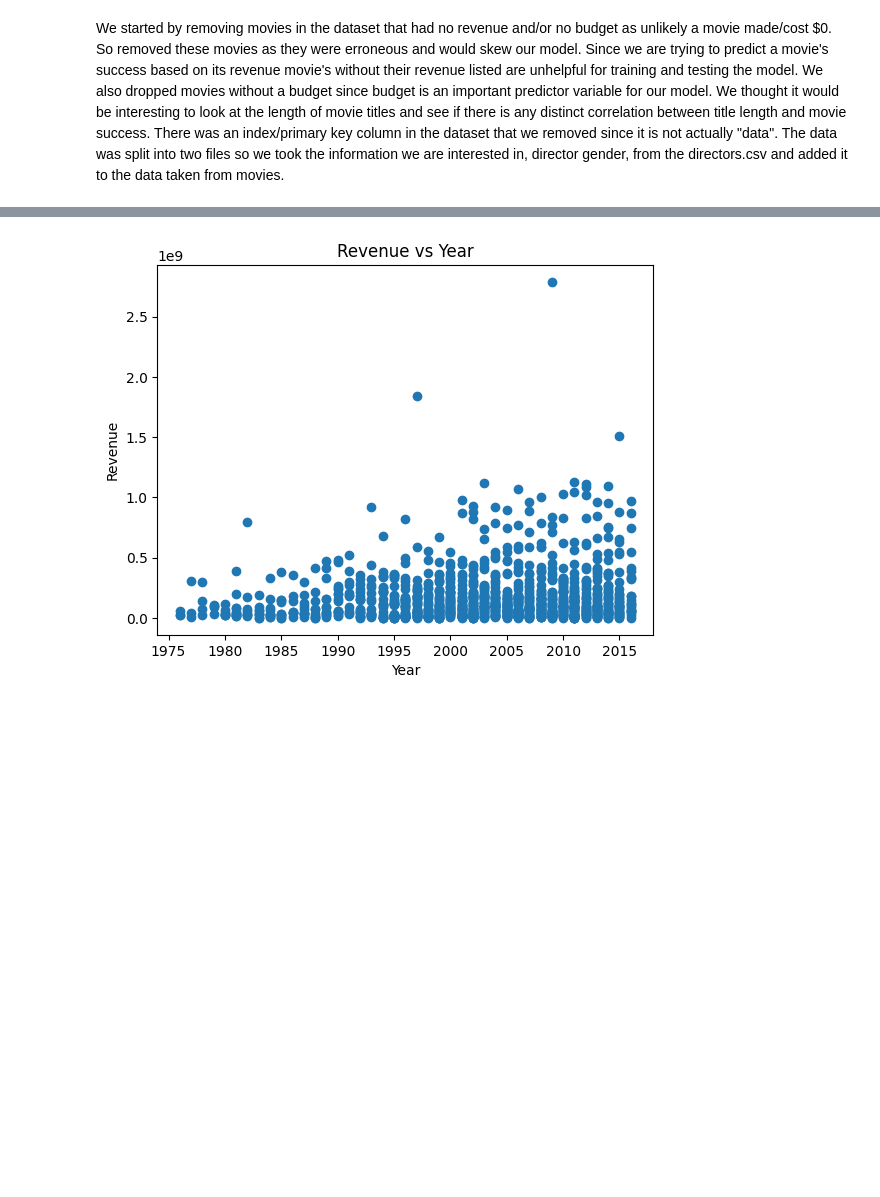
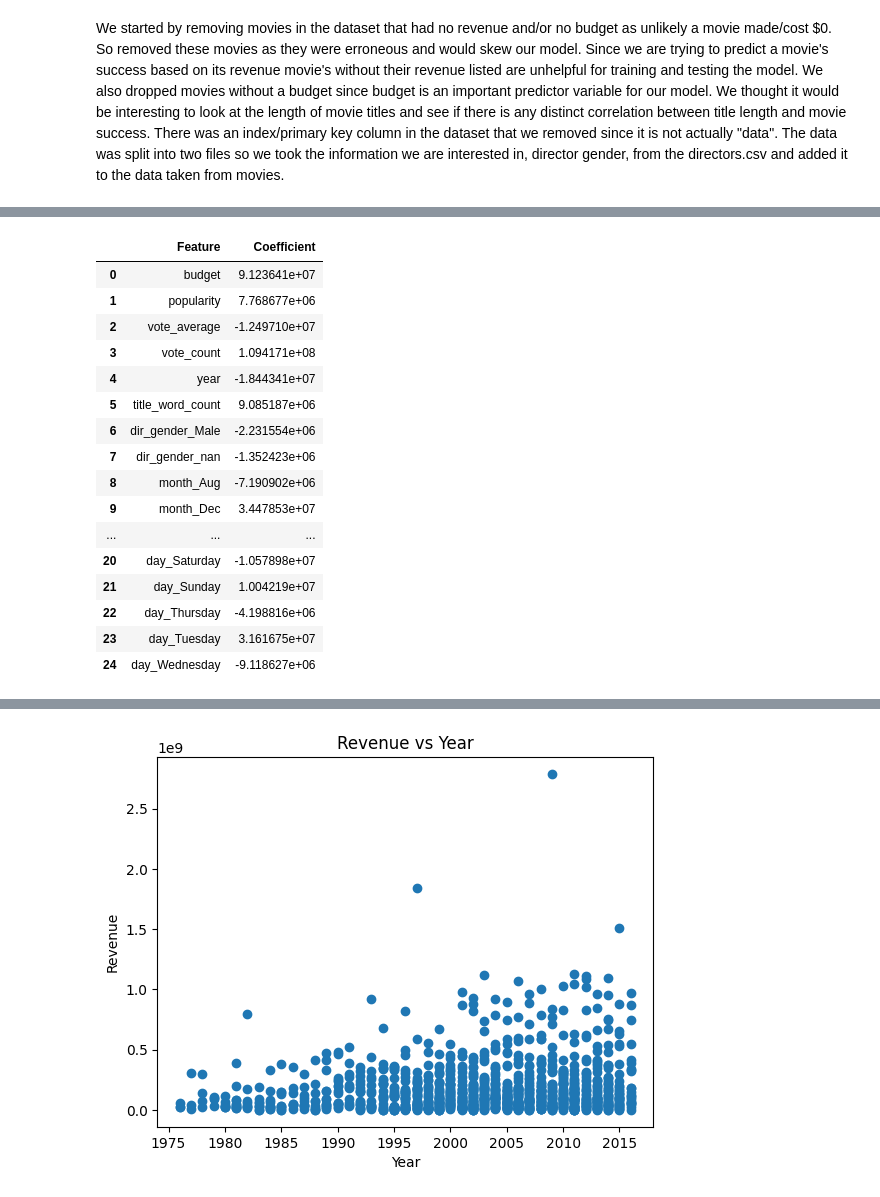
Before and after one commit to nrfletcher/ds3001-project, a Jupyter notebook: Results.ipynb, the cells around one changed output, grey strips where cells are left out. Cells and saved outputs as stored; diff of their text form; code cells hidden in the pictures; blank space fills up the shorter version.

```diff
--- a/Results.ipynb
+++ b/Results.ipynb
@@ -144,4 +144,7 @@ feature_names = (
 coefficients = model.named_steps['regressor'].coef_
 for name, coef in zip(feature_names, coefficients):
     print(f"{name}: {coef}")
+
+output_table = pd.DataFrame({'Feature': feature_names, 'Coefficient': coefficients})
+display(output_table)
 # %% [output]
@@ -164,0 +168,17 @@ day_Wednesday: -9118627.23572576
+|  | Feature | Coefficient |
+| 0 | budget | 9.123641e+07 |
+| 1 | popularity | 7.768677e+06 |
+| 2 | vote_average | -1.249710e+07 |
+| 3 | vote_count | 1.094171e+08 |
+| 4 | year | -1.844341e+07 |
+| 5 | title_word_count | 9.085187e+06 |
+| 6 | dir_gender_Male | -2.231554e+06 |
+| 7 | dir_gender_nan | -1.352423e+06 |
+| 8 | month_Aug | -7.190902e+06 |
+| 9 | month_Dec | 3.447853e+07 |
+| ... | ... | ... |
+| 20 | day_Saturday | -1.057898e+07 |
+| 21 | day_Sunday | 1.004219e+07 |
+| 22 | day_Thursday | -4.198816e+06 |
+| 23 | day_Tuesday | 3.161675e+07 |
+| 24 | day_Wednesday | -9.118627e+06 |
```
Also changed, not shown: parts of 4 cells of this notebook.
